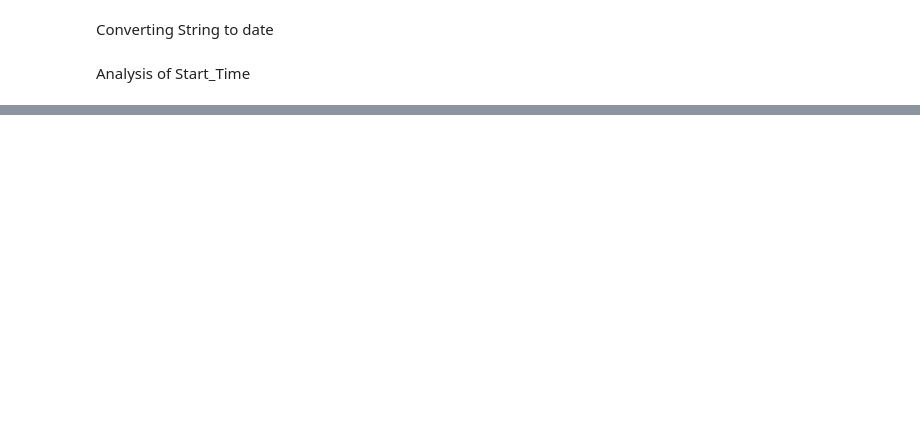
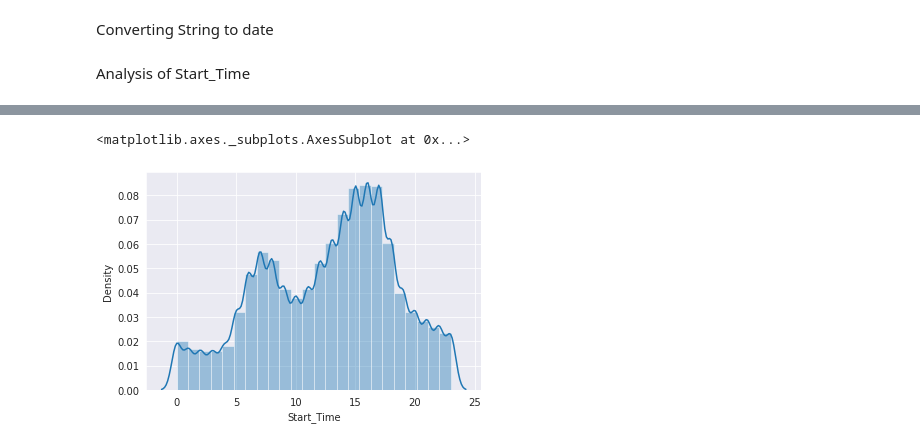
Before and after one commit to PranaySharma20/JS-Input, a Jupyter notebook: us_project1.ipynb, the cells around one changed output, grey strips where cells are left out. Saved outputs shown, nothing was run; the diff lists cells and outputs as text; code cells hidden in the pictures; blank space fills up the shorter version.

```diff
--- a/us_project1.ipynb
+++ b/us_project1.ipynb
@@ -258,0 +281,6 @@ Analysis of Start_Time
+# %%
+monday_start_time = df.Start_Time[df.Start_Time.dt.dayofweek == 0]
+sns.distplot(monday_start_time.dt.hour, bins=24, kde=True, norm_hist=True)
+# %% [output]
+<matplotlib.axes._subplots.AxesSubplot at 0x...>
+[figure, added]
```
Also changed, not shown: parts of 22 cells of this notebook.
